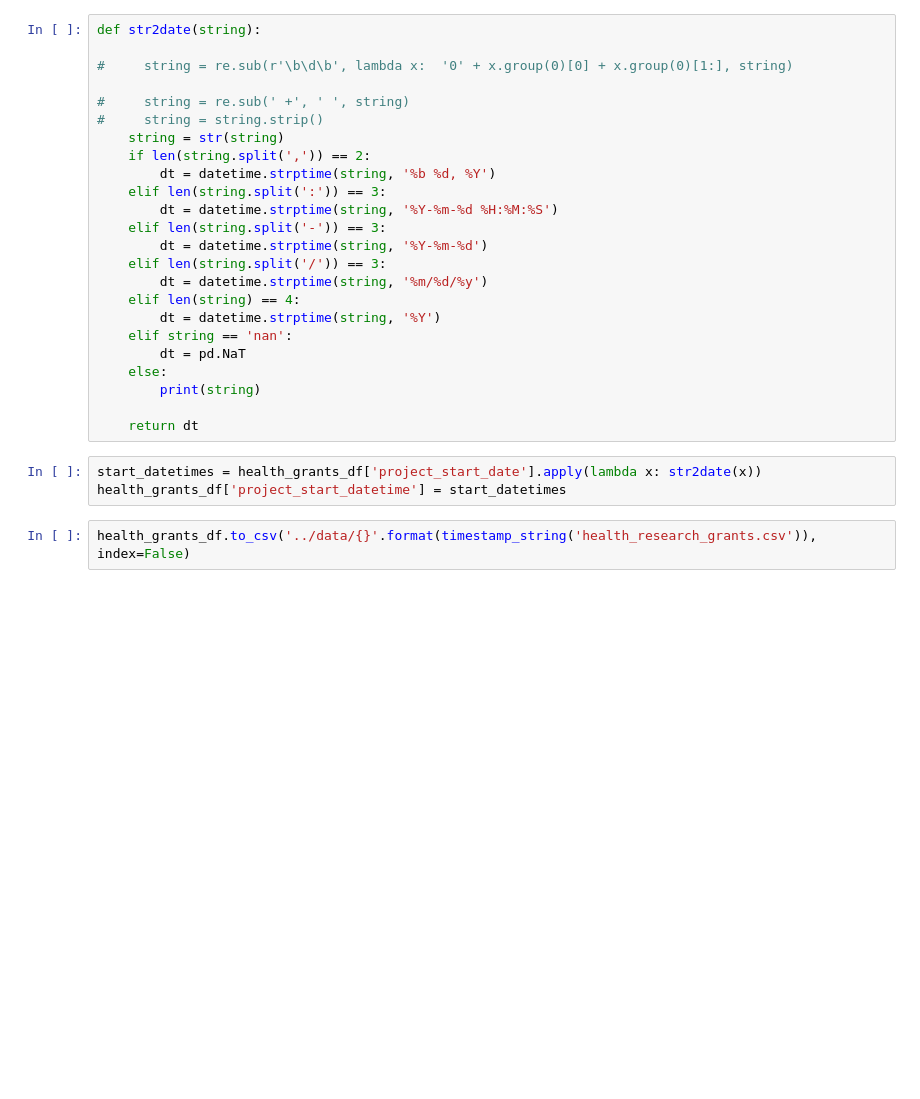
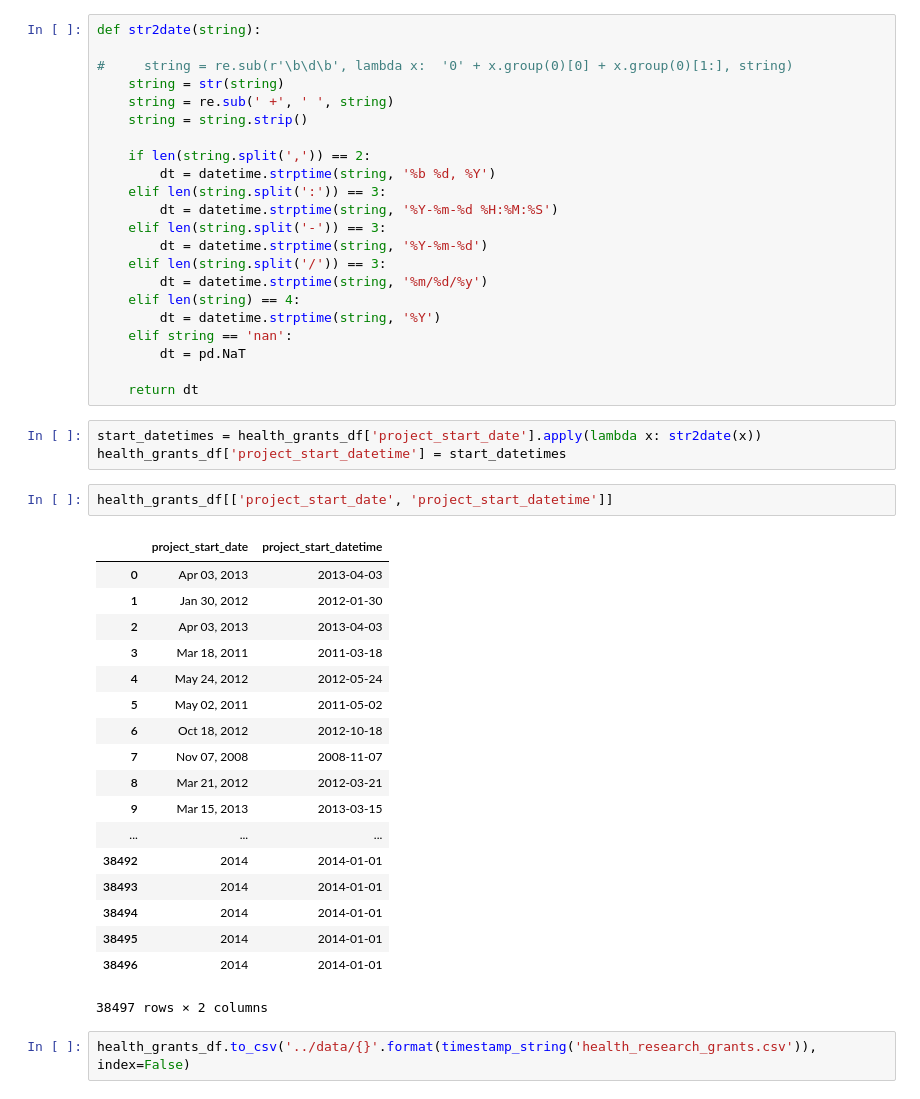
Before and after one commit to georgerichardson/rwjf, a Jupyter notebook: notebooks/03_gr_grants_gov_exploration.ipynb, the cells around one changed output. Saved outputs shown, nothing was run; the diff lists cells and outputs as text; blank space fills up the shorter version.

```diff
--- a/notebooks/03_gr_grants_gov_exploration.ipynb
+++ b/notebooks/03_gr_grants_gov_exploration.ipynb
@@ -179,10 +179,10 @@ ax = value_counts_bar(health_grants_df, 'year', norm=True, missing=False, sort='
 def str2date(string):
 
 #     string = re.sub(r'\b\d\b', lambda x:  '0' + x.group(0)[0] + x.group(0)[1:], string)
+    string = str(string)
+    string = re.sub(' +', ' ', string)
+    string = string.strip()
 
-#     string = re.sub(' +', ' ', string)
-#     string = string.strip()
-    string = str(string)
     if len(string.split(',')) == 2:
         dt = datetime.strptime(string, '%b %d, %Y')
     elif len(string.split(':')) == 3:
@@ -195,13 +195,32 @@ def str2date(string):
         dt = datetime.strptime(string, '%Y')
     elif string == 'nan':
         dt = pd.NaT
-    else:
-        print(string)
 
     return dt
 # %%
 start_datetimes = health_grants_df['project_start_date'].apply(lambda x: str2date(x))
 health_grants_df['project_start_datetime'] = start_datetimes
+# %%
+health_grants_df[['project_start_date', 'project_start_datetime']]
+# %% [output]
+|  | project_start_date | project_start_datetime |
+| 0 | Apr 03, 2013 | 2013-04-03 |
+| 1 | Jan 30, 2012 | 2012-01-30 |
+| 2 | Apr 03, 2013 | 2013-04-03 |
+| 3 | Mar 18, 2011 | 2011-03-18 |
+| 4 | May 24, 2012 | 2012-05-24 |
+| 5 | May 02, 2011 | 2011-05-02 |
+| 6 | Oct 18, 2012 | 2012-10-18 |
+| 7 | Nov 07, 2008 | 2008-11-07 |
+| 8 | Mar 21, 2012 | 2012-03-21 |
+| 9 | Mar 15, 2013 | 2013-03-15 |
+| ... | ... | ... |
+| 38492 | 2014 | 2014-01-01 |
+| 38493 | 2014 | 2014-01-01 |
+| 38494 | 2014 | 2014-01-01 |
+| 38495 | 2014 | 2014-01-01 |
+| 38496 | 2014 | 2014-01-01 |
+38497 rows × 2 columns
 # %%
 health_grants_df.to_csv('../data/{}'.format(timestamp_string('health_research_grants.csv')), index=False)
 # %% [markdown]
```
Also changed, not shown: parts of 1 cell of this notebook, 7 other files.
